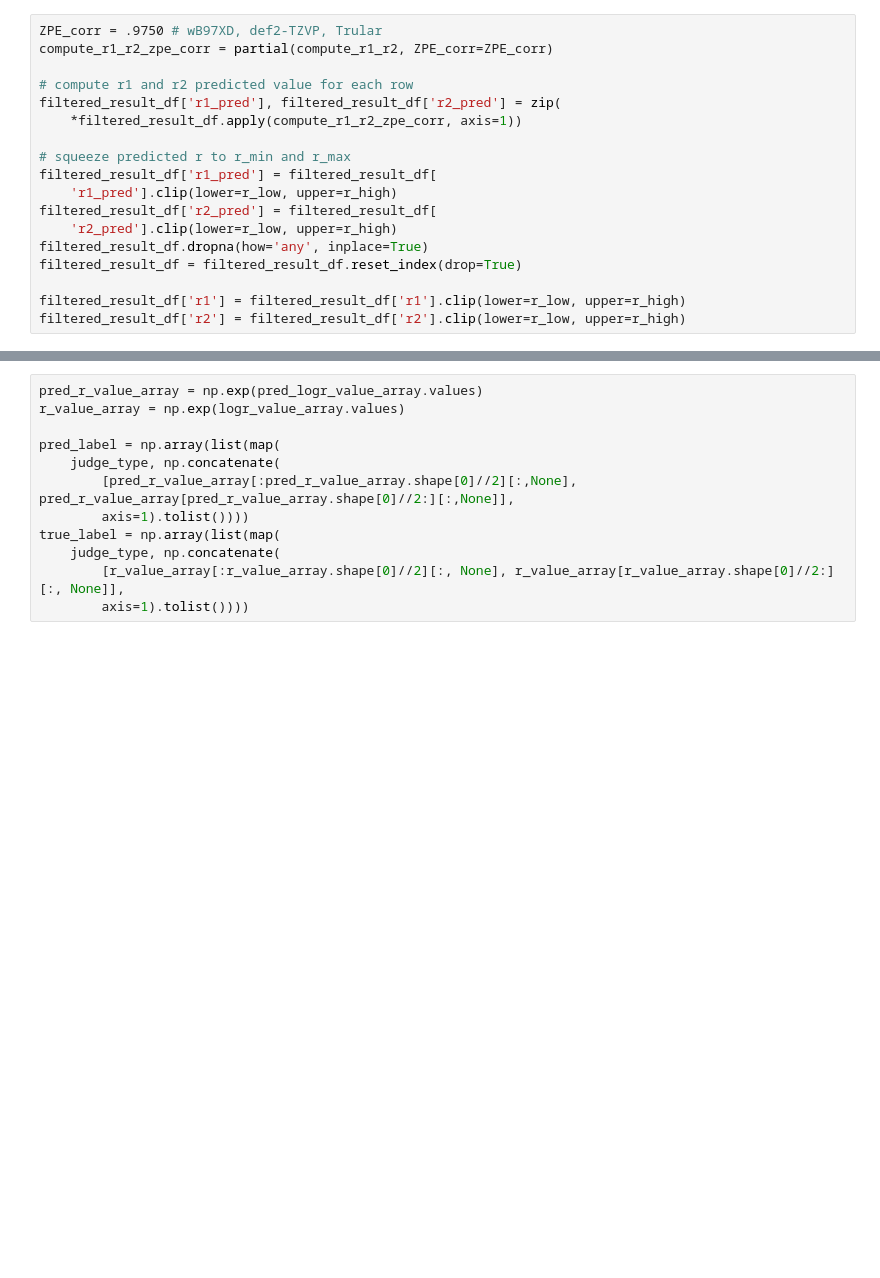
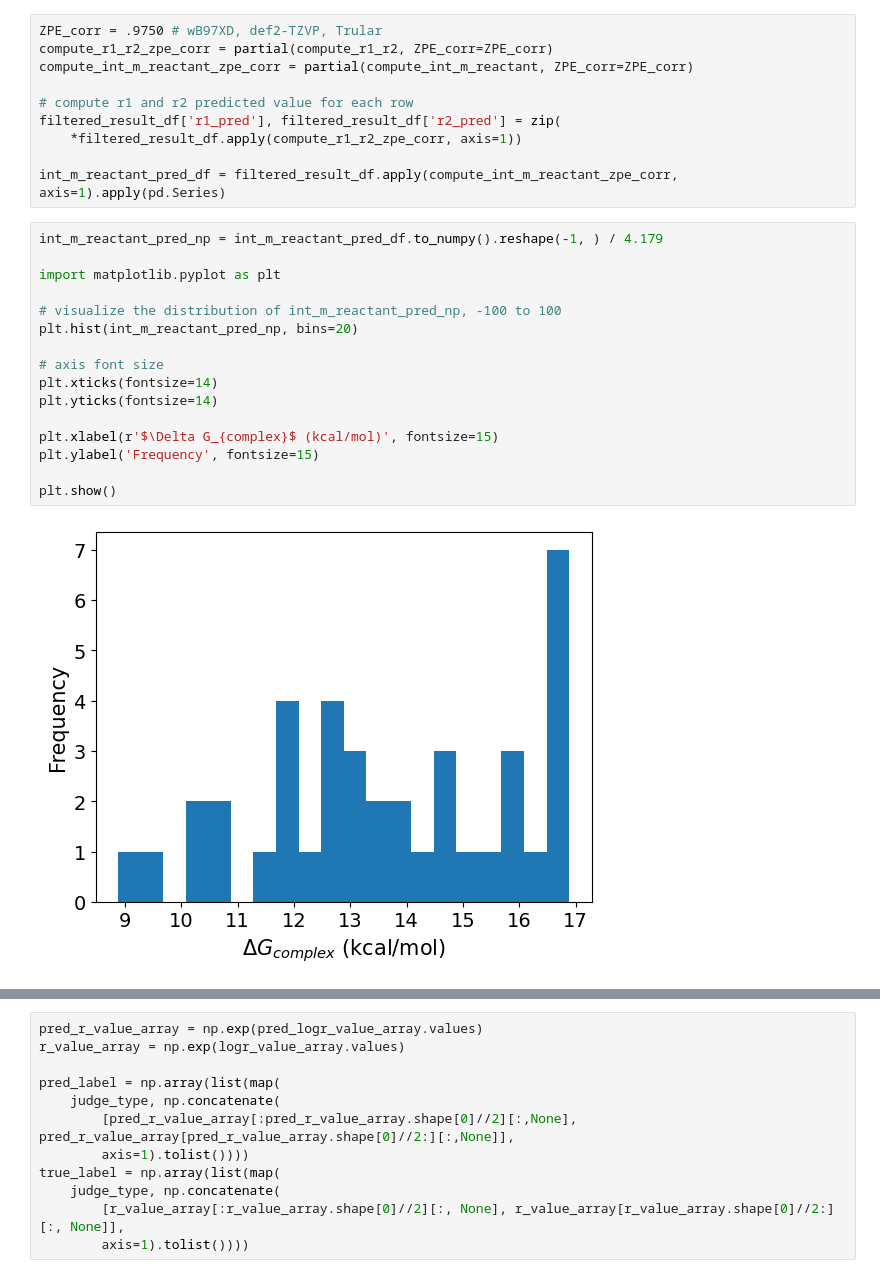
Before and after one commit to TheJacksonLab/ReactivityRatios, a Jupyter notebook: DFT_barrier_result/DFT_res_analysis.ipynb, the cells around one changed output, grey strips where cells are left out. Cells and saved outputs as stored; diff of their text form; blank space fills up the shorter version.

```diff
--- a/DFT_barrier_result/DFT_res_analysis.ipynb
+++ b/DFT_barrier_result/DFT_res_analysis.ipynb
@@ -83,18 +83,28 @@ filtered_result_df.head(3)
 # %%
 ZPE_corr = .9750 # wB97XD, def2-TZVP, Trular
 compute_r1_r2_zpe_corr = partial(compute_r1_r2, ZPE_corr=ZPE_corr)
+compute_int_m_reactant_zpe_corr = partial(compute_int_m_reactant, ZPE_corr=ZPE_corr)
 
 # compute r1 and r2 predicted value for each row
 filtered_result_df['r1_pred'], filtered_result_df['r2_pred'] = zip(
     *filtered_result_df.apply(compute_r1_r2_zpe_corr, axis=1))
 
-# squeeze predicted r to r_min and r_max
-filtered_result_df['r1_pred'] = filtered_result_df[
-    'r1_pred'].clip(lower=r_low, upper=r_high)
-filtered_result_df['r2_pred'] = filtered_result_df[
-    'r2_pred'].clip(lower=r_low, upper=r_high)
-filtered_result_df.dropna(how='any', inplace=True)
-filtered_result_df = filtered_result_df.reset_index(drop=True)
-
-filtered_result_df['r1'] = filtered_result_df['r1'].clip(lower=r_low, upper=r_high)
-filtered_result_df['r2'] = filtered_result_df['r2'].clip(lower=r_low, upper=r_high)
+int_m_reactant_pred_df = filtered_result_df.apply(compute_int_m_reactant_zpe_corr, axis=1).apply(pd.Series)
+# %%
+int_m_reactant_pred_np = int_m_reactant_pred_df.to_numpy().reshape(-1, ) / 4.179
+
+import matplotlib.pyplot as plt
+
+# visualize the distribution of int_m_reactant_pred_np, -100 to 100
+plt.hist(int_m_reactant_pred_np, bins=20)
+
+# axis font size
+plt.xticks(fontsize=14)
+plt.yticks(fontsize=14)
+
+plt.xlabel(r'$\Delta G_{complex}$ (kcal/mol)', fontsize=15)
+plt.ylabel('Frequency', fontsize=15)
+
+plt.show()
+# %% [output]
+[figure, added]
```
Also changed, not shown: parts of 11 cells of this notebook, 15 other files.
